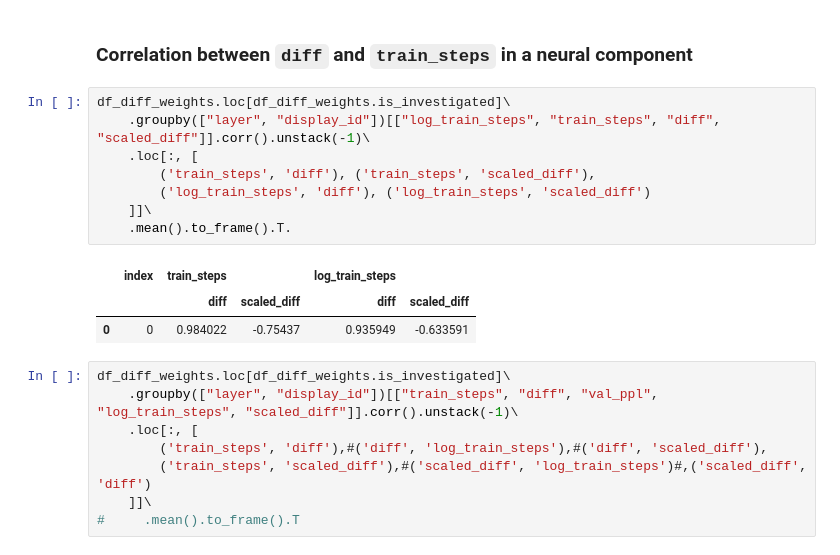
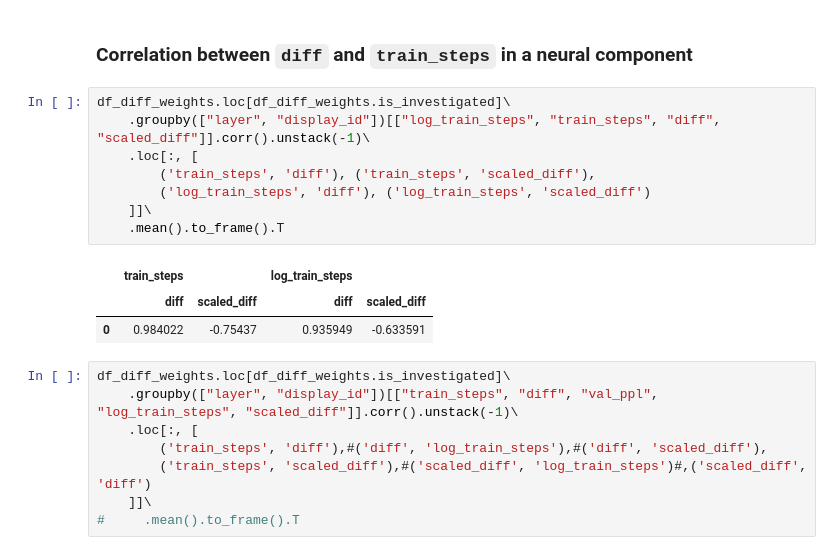
Before and after one commit to joonable/domain_adaptation_m2d2, a Jupyter notebook: 230709_local_weights_v6.ipynb, the cells around one changed output. Cells and saved outputs as stored; diff of their text form.

```diff
--- a/230709_local_weights_v6.ipynb
+++ b/230709_local_weights_v6.ipynb
@@ -258,15 +276,15 @@ The number of raw weight data
 # %%
 df_diff_weights.loc[df_diff_weights.is_investigated]\
     .groupby(["layer", "display_id"])[["log_train_steps", "train_steps", "diff", "scaled_diff"]].corr().unstack(-1)\
     .loc[:, [
         ('train_steps', 'diff'), ('train_steps', 'scaled_diff'),
         ('log_train_steps', 'diff'), ('log_train_steps', 'scaled_diff')
     ]]\
-    .mean().to_frame().T.
+    .mean().to_frame().T
 # %% [output]
-|  | index | train_steps |  | log_train_steps |  |
-|  |  | diff | scaled_diff | diff | scaled_diff |
-| 0 | 0 | 0.984022 | -0.75437 | 0.935949 | -0.633591 |
+|  | train_steps |  | log_train_steps |  |
+|  | diff | scaled_diff | diff | scaled_diff |
+| 0 | 0.984022 | -0.75437 | 0.935949 | -0.633591 |
 # %%
 df_diff_weights.loc[df_diff_weights.is_investigated]\
     .groupby(["layer", "display_id"])[["train_steps", "diff", "val_ppl", "log_train_steps", "scaled_diff"]].corr().unstack(-1)\
```
Also changed, not shown: parts of 12 cells of this notebook.
